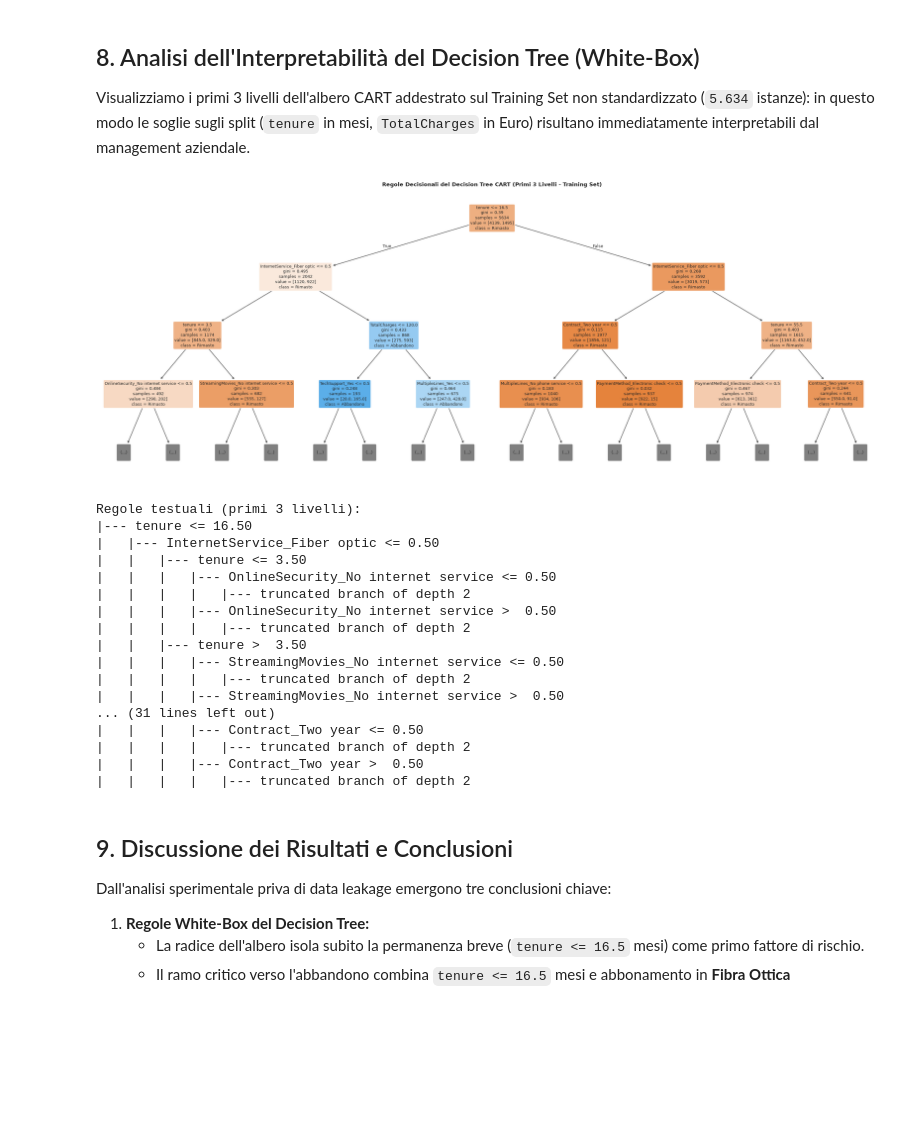
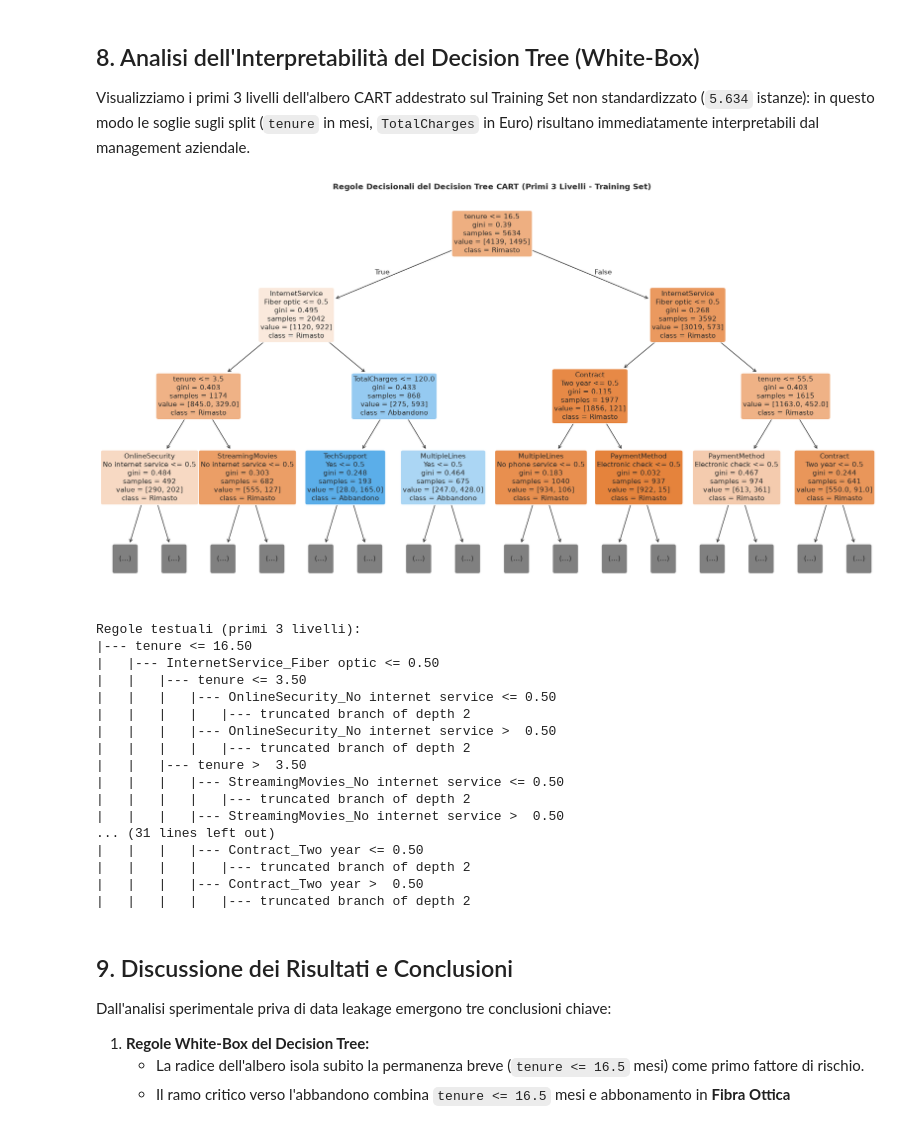
Before and after one commit to Mantineo-Massimo/IA, a Jupyter notebook: notebooks/churn_analysis.ipynb, the cells around one changed output. Drawn from its saved outputs; the diff is of its cells as text; code cells hidden in the pictures; blank space fills up the shorter version.

Commit message:
fix: improve decision tree readability and Slide 9 layout

```diff
--- a/notebooks/churn_analysis.ipynb
+++ b/notebooks/churn_analysis.ipynb
@@ -681,24 +681,26 @@ Visualizziamo i primi 3 livelli dell'albero CART addestrato sul Training Set non
 # %%
 dt_model_orig = fitted_models['Decision Tree (CART)']['orig']
 
-plt.figure(figsize=(32, 12))
+tree_labels = [c.replace('_', '\n', 1) for c in X_train_tree_df.columns]
+
+plt.figure(figsize=(22, 11.5))
 plot_tree(
     dt_model_orig,
     max_depth=3,
-    feature_names=X_train_tree_df.columns,
+    feature_names=tree_labels,
     class_names=['Rimasto', 'Abbandono'],
     filled=True,
     rounded=True,
-    fontsize=9
+    fontsize=11
 )
 plt.title("Regole Decisionali del Decision Tree CART (Primi 3 Livelli - Training Set)", fontweight='bold')
 plt.savefig(f'{IMAGES_DIR}/albero_decisionale.png', dpi=300, bbox_inches='tight')
 plt.show()
 
 print("Regole testuali (primi 3 livelli):")
 print(export_text(dt_model_orig, feature_names=list(X_train_tree_df.columns), max_depth=3))
 # %% [output]
-[figure, old version]
+[figure, new version]
 Regole testuali (primi 3 livelli):
 |--- tenure <= 16.50
 |   |--- InternetService_Fiber optic <= 0.50
```
Also changed, not shown: 4 other files.
